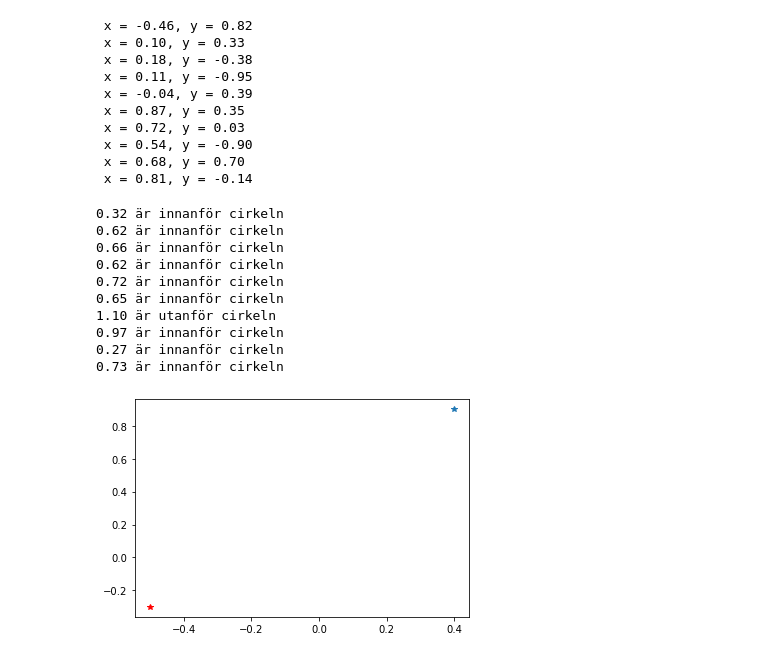
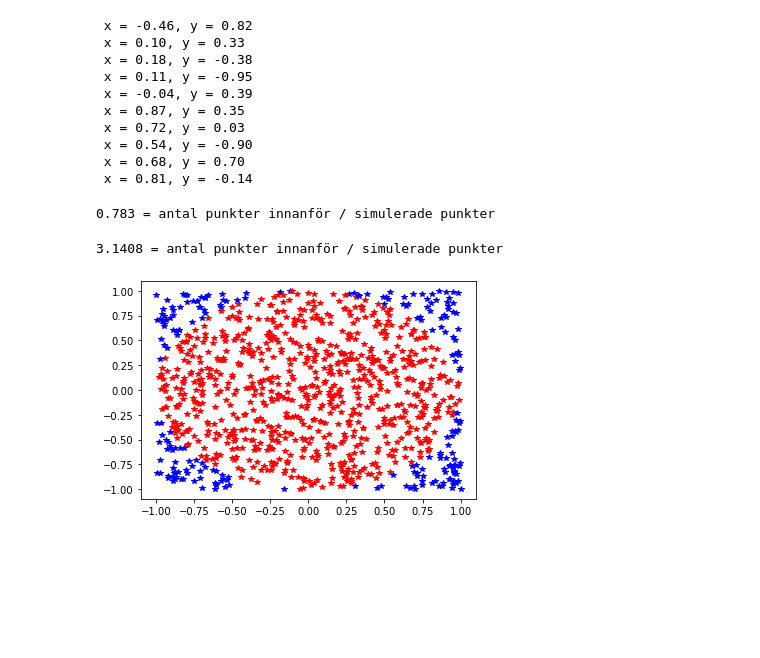
Before and after one commit to gustavgotborg/gustav_gotborg_te19c, a Jupyter notebook: Uppgiften/uppgiften.ipynb, the cells around one changed output. Cells and saved outputs as stored; diff of their text form; code cells hidden in the pictures; blank space fills up the shorter version.

```diff
--- a/Uppgiften/uppgiften.ipynb
+++ b/Uppgiften/uppgiften.ipynb
@@ -45,37 +45,55 @@ for i in range(10) :
 #1 E)
 import random as rnd
 import math
+j = 0
 
-for i in range(10) :
+for i in range(1000) :
     x = rnd.uniform(-1,1)
     y = rnd.uniform(-1,1)
-    e = math.sqrt(x**2 + y**2)
-    if e > 1:
-        print(f"{e:.2f} är utanför cirkeln")
-    else :
-        print(f"{e:.2f} är innanför cirkeln")
+    e = math.sqrt(x**2 + y**2) #Räknar ut hypotenusan för värderna x och y
+    if e < 1:
+        j = (j+1)
+
+
+print(f"{j/1000} = antal punkter innanför / simulerade punkter")
 # %% [output]
-0.32 är innanför cirkeln
-0.62 är innanför cirkeln
-0.66 är innanför cirkeln
-0.62 är innanför cirkeln
-0.72 är innanför cirkeln
-0.65 är innanför cirkeln
-1.10 är utanför cirkeln
-0.97 är innanför cirkeln
-0.27 är innanför cirkeln
-0.73 är innanför cirkeln
+0.783 = antal punkter innanför / simulerade punkter
-# %%
-#
-import matplotlib.pyplot as plt
-x1 = 0.4
-y1 = 0.9
-
-x2 = -0.5
-y2 = -0.3
-
-plt.plot(x1,y1, '*-')
-plt.plot(x2, y2, '*r-')
-plt.show()
-# %% [output]
-[figure, removed]
+# %%
+#1 F)
+
+import random as rnd
+import math
+j = 0
+
+for i in range(10000) :
+    x = rnd.uniform(-1,1)
+    y = rnd.uniform(-1,1)
+    e = math.sqrt(x**2 + y**2)
+    if e < 1:
+        j = (j+1)
+
+
+print(f"{(j/10000)*4} = antal punkter innanför / simulerade punkter") #Vi får ett tal nära pi eftersom enligt formeln för cirkelns area är arean av en kvartscirkel med radien 1 exakt 1/4 av pi
+# %% [output]
+3.1408 = antal punkter innanför / simulerade punkter
+# %%
+#1 G)
+
+import random as rnd
+import math
+import matplotlib.pyplot as plt
+j = 0
+
+for i in range(1000) :
+    x = rnd.uniform(-1,1)
+    y = rnd.uniform(-1,1)
+    e = math.sqrt(x**2 + y**2)
+    if e < 1:
+        plt.plot(x, y, 'r*-')
+    else:
+        plt.plot(x, y, 'b*-')
+
+
+plt.show()
+# %% [output]
+[figure, added]
```
Also changed, not shown: parts of 9 cells of this notebook.
